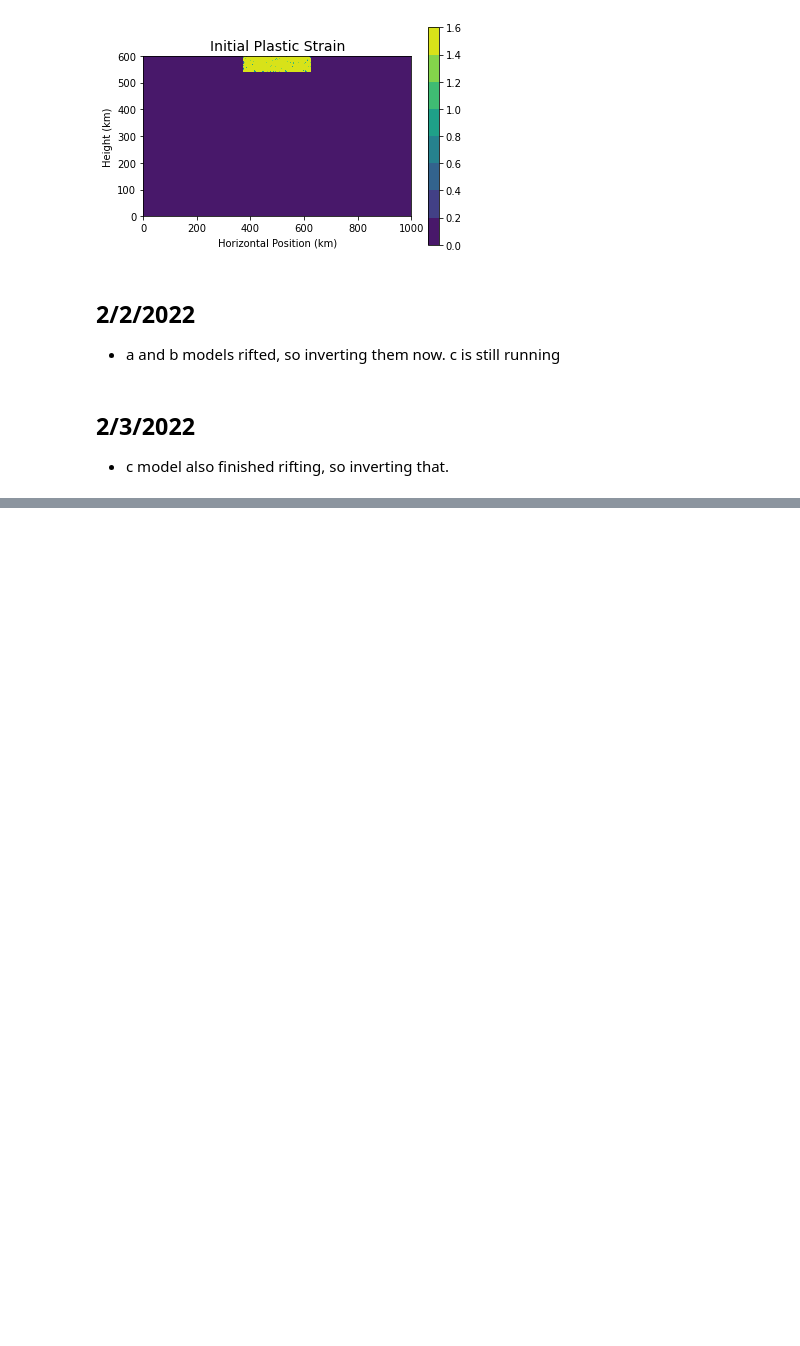
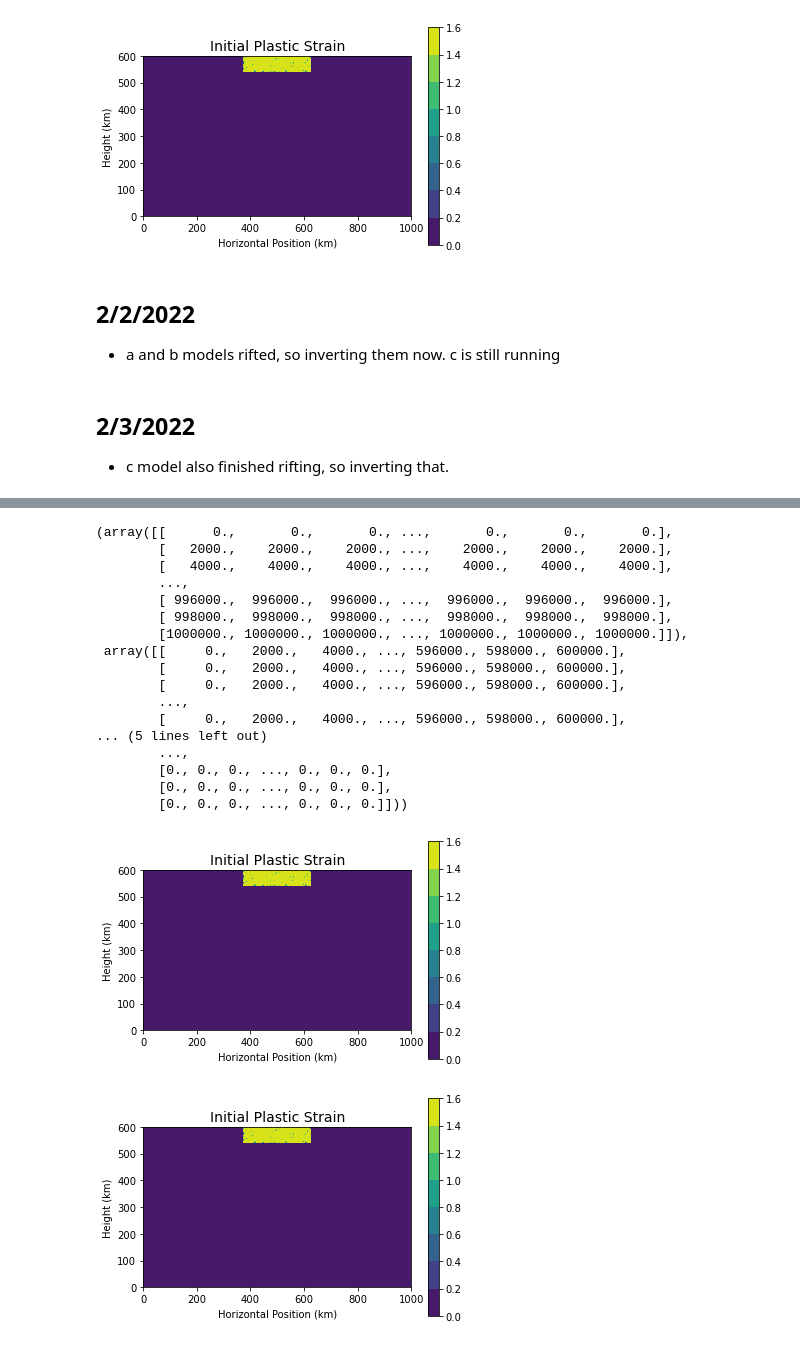
Before and after one commit to dyvasey/riftinversion, a Jupyter notebook: ri_lab_notebook_February2022.ipynb, the cells around one changed output, grey strips where cells are left out. Drawn from its saved outputs; the diff is of its cells as text; code cells hidden in the pictures; blank space fills up the shorter version.

```diff
--- a/ri_lab_notebook_February2022.ipynb
+++ b/ri_lab_notebook_February2022.ipynb
@@ -65,0 +69,28 @@ ripropagate.generate(etime=32.5,evel=-1,output='./020322_ri_c',file='ri_base_600
+# %%
+ripropagate.generate(etime=12.5,evel=1,output='./022522_ri_a',file='ri_base.prm',soft=0.375,depth=600,p1=400,p2=200,
+                     shell='run_base_nal.sh',ver='a',nodes=2)
+ripropagate.comp_ascii(depth=600,output='./022522_ri_a')
+
+ripropagate.generate(etime=12.5,evel=1,output='./022522_ri_b',file='ri_base_highpart.prm',soft=0.375,depth=600,p1=400,p2=200,
+                     shell='run_base_nal.sh',ver='b',nodes=2)
+ripropagate.comp_ascii(depth=600,output='./022522_ri_b')
+# %% [output]
+(array([[      0.,       0.,       0., ...,       0.,       0.,       0.],
+        [   2000.,    2000.,    2000., ...,    2000.,    2000.,    2000.],
+        [   4000.,    4000.,    4000., ...,    4000.,    4000.,    4000.],
+        ...,
+        [ 996000.,  996000.,  996000., ...,  996000.,  996000.,  996000.],
+        [ 998000.,  998000.,  998000., ...,  998000.,  998000.,  998000.],
+        [1000000., 1000000., 1000000., ..., 1000000., 1000000., 1000000.]]),
+ array([[     0.,   2000.,   4000., ..., 596000., 598000., 600000.],
+        [     0.,   2000.,   4000., ..., 596000., 598000., 600000.],
+        [     0.,   2000.,   4000., ..., 596000., 598000., 600000.],
+        ...,
+        [     0.,   2000.,   4000., ..., 596000., 598000., 600000.],
+... (5 lines left out)
+        ...,
+        [0., 0., 0., ..., 0., 0., 0.],
+        [0., 0., 0., ..., 0., 0., 0.],
+        [0., 0., 0., ..., 0., 0., 0.]]))
+[figure, added]
+[figure, added]
```
Also changed, not shown: parts of 1 cell of this notebook.
